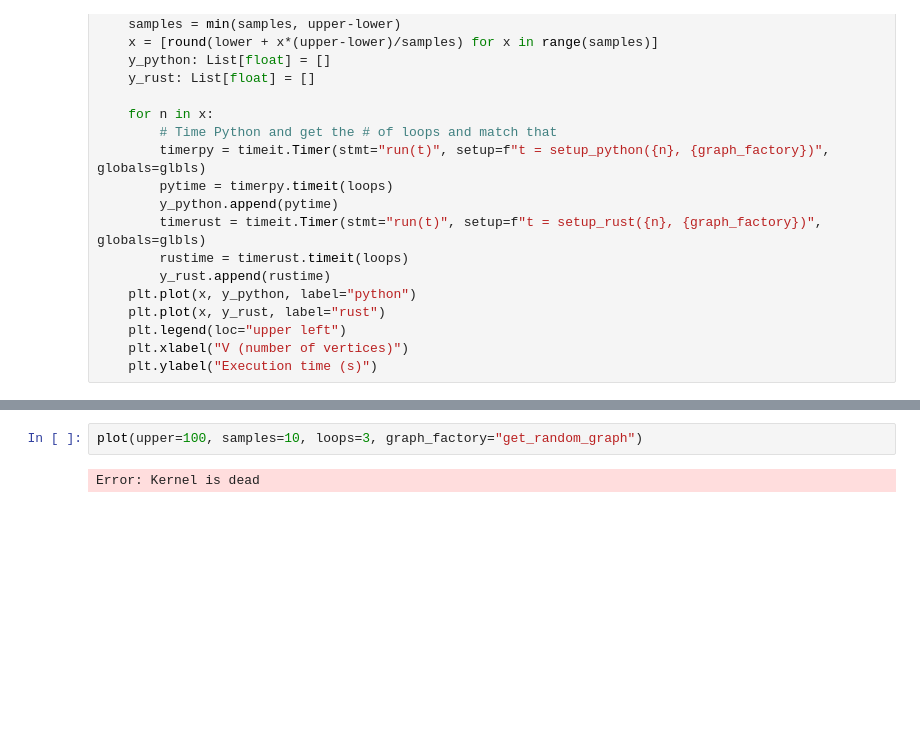
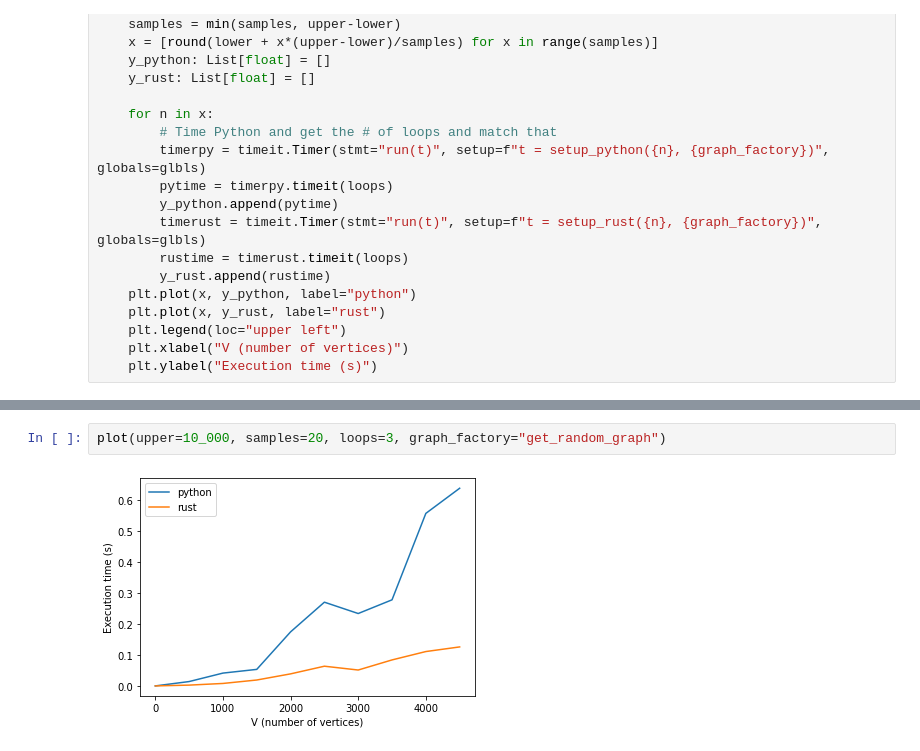
Before and after one commit to adriangb/graphlib2, a Jupyter notebook: bench.ipynb, the cells around one changed output, grey strips where cells are left out. Cells and saved outputs as stored; diff of their text form; blank space fills up the shorter version.

```diff
--- a/bench.ipynb
+++ b/bench.ipynb
@@ -100,7 +88,7 @@ plot(upper=100, samples=10, graph_factory="get_linear_graph")
 # %%
-plot(upper=100, samples=10, loops=3, graph_factory="get_random_graph")
+plot(upper=10_000, samples=20, loops=3, graph_factory="get_random_graph")
 # %% [output]
-Error: Kernel is dead
+[figure, added]
 # %%
 py_get_ready: List[float] = []
 py_done: List[float] = []
```
Also changed, not shown: parts of 4 cells of this notebook, 4 other files.
